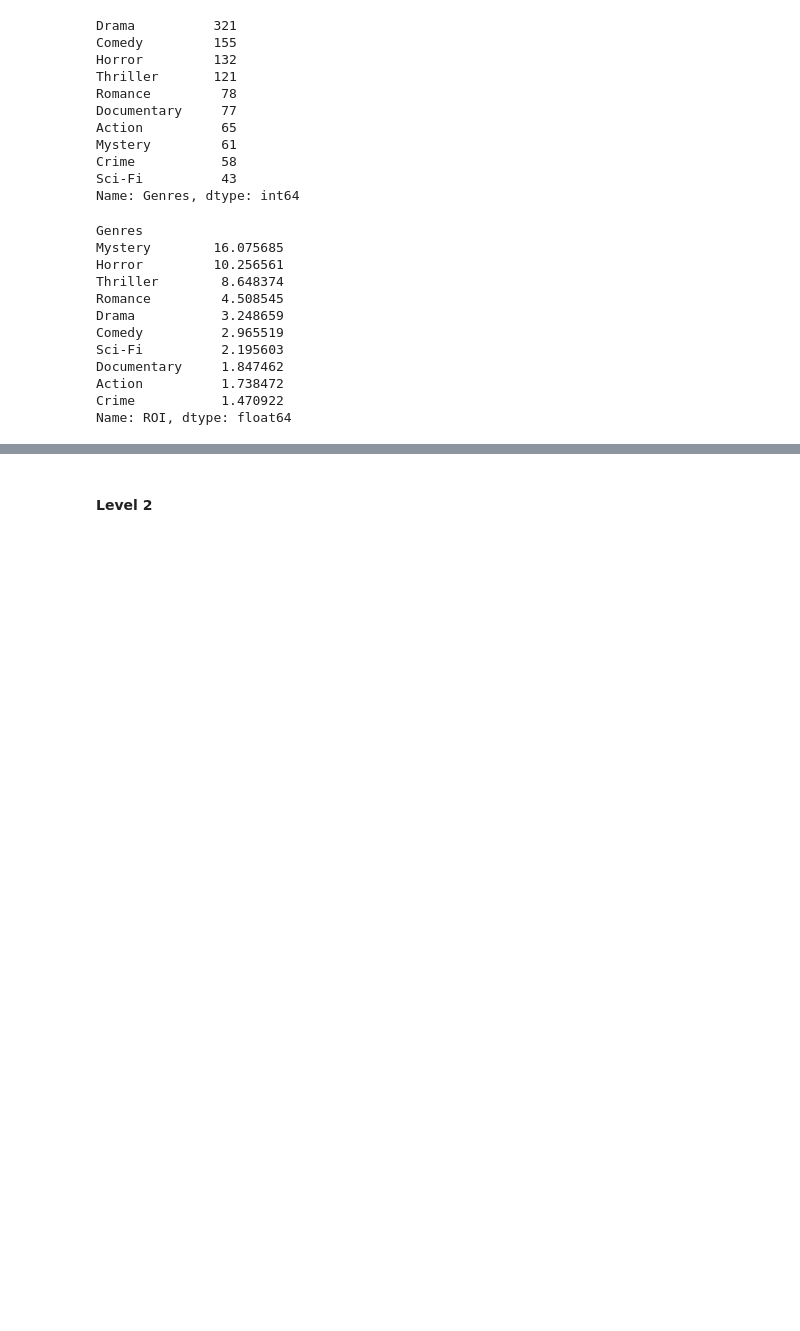
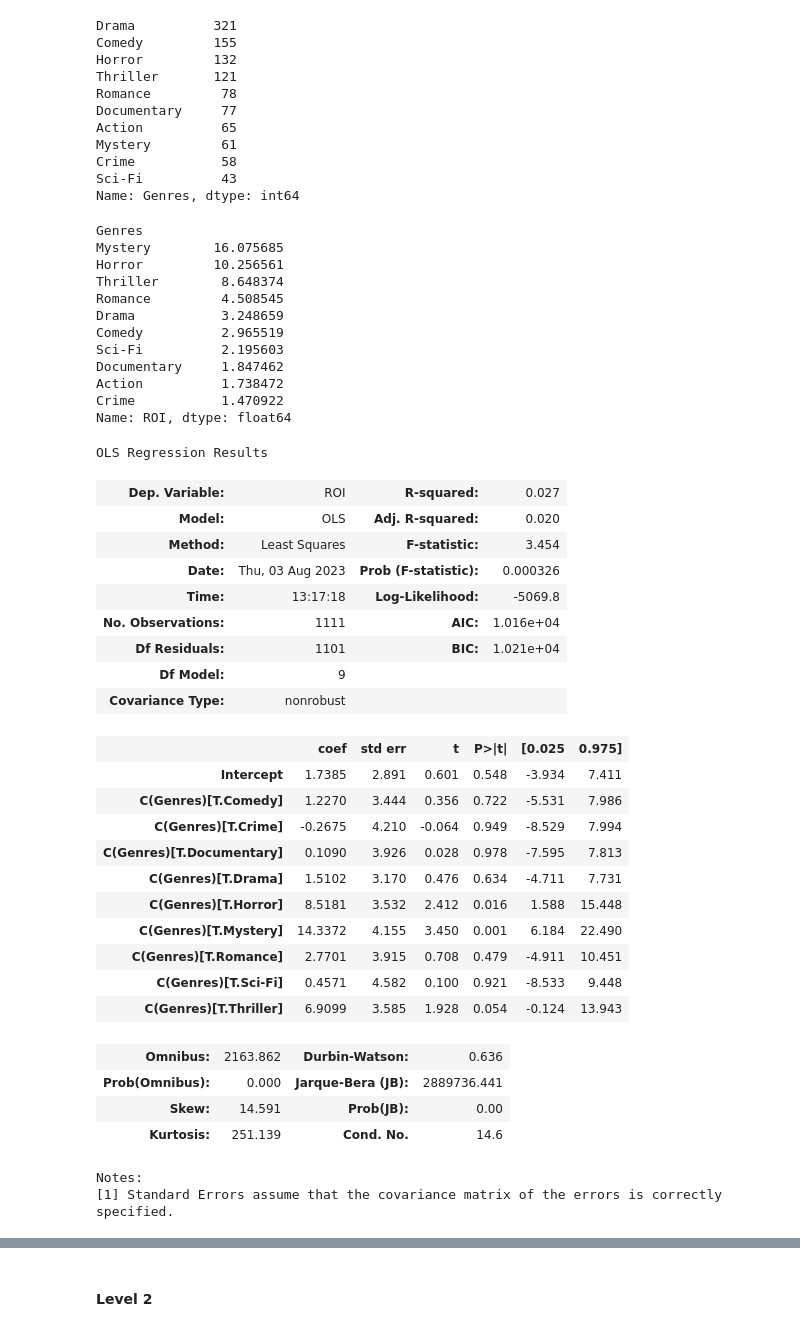
Before and after one commit to nickthetj/Cheap-Thrills-Good-Money, a Jupyter notebook: notebooks/Movie Budget Risk Analysis.ipynb, the cells around one changed output, grey strips where cells are left out. Cells and saved outputs as stored; diff of their text form; code cells hidden in the pictures; blank space fills up the shorter version.

```diff
--- a/notebooks/Movie Budget Risk Analysis.ipynb
+++ b/notebooks/Movie Budget Risk Analysis.ipynb
@@ -551,3 +551,35 @@ Documentary     1.847462
 Action          1.738472
 Crime           1.470922
 Name: ROI, dtype: float64
+# %%
+# Linear Regression and Anova
+results1 = smf.ols(formula="ROI ~ C(Genres)", data=Level_1_Filtered).fit()
+results1.summary()
+# %% [output]
+OLS Regression Results
+| Dep. Variable: | ROI | R-squared: | 0.027 |
+| Model: | OLS | Adj. R-squared: | 0.020 |
+| Method: | Least Squares | F-statistic: | 3.454 |
+| Date: | Thu, 03 Aug 2023 | Prob (F-statistic): | 0.000326 |
+| Time: | 13:17:18 | Log-Likelihood: | -5069.8 |
+| No. Observations: | 1111 | AIC: | 1.016e+04 |
+| Df Residuals: | 1101 | BIC: | 1.021e+04 |
+| Df Model: | 9 |  |  |
+| Covariance Type: | nonrobust |  |  |
+|  | coef | std err | t | P>|t| | [0.025 | 0.975] |
+| Intercept | 1.7385 | 2.891 | 0.601 | 0.548 | -3.934 | 7.411 |
+| C(Genres)[T.Comedy] | 1.2270 | 3.444 | 0.356 | 0.722 | -5.531 | 7.986 |
+| C(Genres)[T.Crime] | -0.2675 | 4.210 | -0.064 | 0.949 | -8.529 | 7.994 |
+| C(Genres)[T.Documentary] | 0.1090 | 3.926 | 0.028 | 0.978 | -7.595 | 7.813 |
+| C(Genres)[T.Drama] | 1.5102 | 3.170 | 0.476 | 0.634 | -4.711 | 7.731 |
+| C(Genres)[T.Horror] | 8.5181 | 3.532 | 2.412 | 0.016 | 1.588 | 15.448 |
+| C(Genres)[T.Mystery] | 14.3372 | 4.155 | 3.450 | 0.001 | 6.184 | 22.490 |
+| C(Genres)[T.Romance] | 2.7701 | 3.915 | 0.708 | 0.479 | -4.911 | 10.451 |
+| C(Genres)[T.Sci-Fi] | 0.4571 | 4.582 | 0.100 | 0.921 | -8.533 | 9.448 |
+| C(Genres)[T.Thriller] | 6.9099 | 3.585 | 1.928 | 0.054 | -0.124 | 13.943 |
+| Omnibus: | 2163.862 | Durbin-Watson: | 0.636 |
+| Prob(Omnibus): | 0.000 | Jarque-Bera (JB): | 2889736.441 |
+| Skew: | 14.591 | Prob(JB): | 0.00 |
+| Kurtosis: | 251.139 | Cond. No. | 14.6 |
+Notes:
+[1] Standard Errors assume that the covariance matrix of the errors is correctly specified.
```
Also changed, not shown: parts of 10 cells of this notebook, 1 other file.
